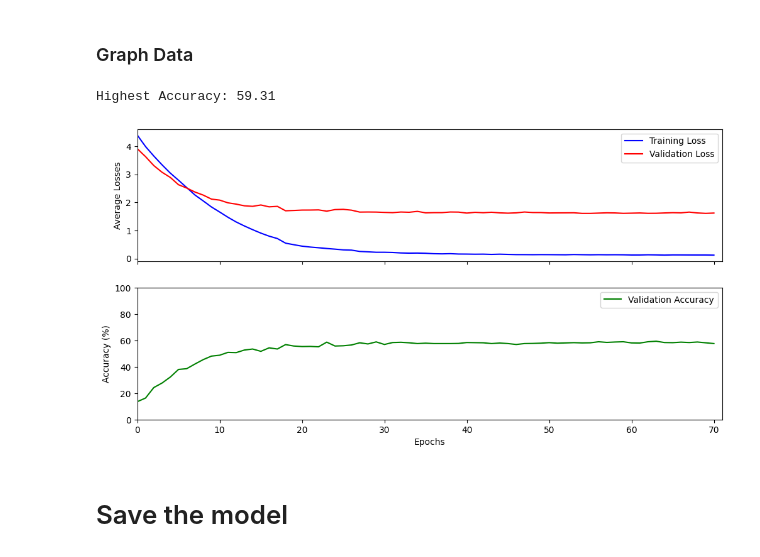
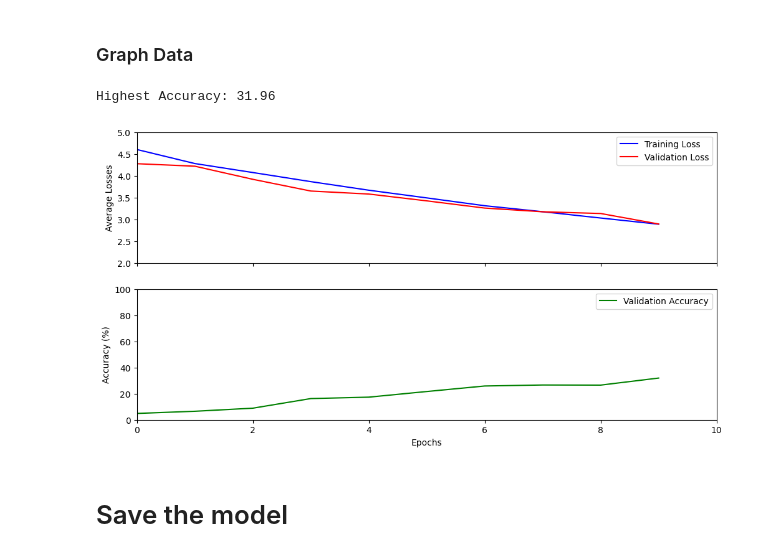
Before and after one commit to elijah-jones-2003/IMLO_Assessment, a Jupyter notebook: IMLO_Assessment.ipynb, the cells around one changed output. Saved outputs shown, nothing was run; the diff lists cells and outputs as text; code cells hidden in the pictures.

```diff
--- a/IMLO_Assessment.ipynb
+++ b/IMLO_Assessment.ipynb
@@ -20,17 +20,17 @@ import matplotlib.pyplot as plt
 ### Hyper Parameters
 # %%
 image_size = 227 #227 for alex
-batch_size = 4
-epochs = 100
-learning_rate = 1e-4
+batch_size = 8
+epochs = 10
+learning_rate = 4e-4
 
 sgd_momentum = 0.9
-sgd_weight_decay = 1e-4
+sgd_weight_decay = 1e-2
 sgd_dampening = 0
 
 adam_decay = 1e-3
 
-drop_out = 0.5
+drop_out = 0.6
 
 patience = 3
 factor = 0.5
@@ -68,7 +68,7 @@ validation_data = datasets.Flowers102(root="data", split="val", transform=test_t
 test_data = datasets.Flowers102(root="data", split="test", transform=test_transform, download=True)
 
 training_data = datasets.Flowers102(root="data", split="train", transform=test_transform, download=True)
-for i in range(9):
+for i in range(2):
     augmented = datasets.Flowers102(root="data", split="train", transform=train_transform)
     training_data = ConcatDataset([training_data, augmented])
 
@@ -280,7 +280,7 @@ class VGGstyleNetwork(nn.Module):
 # %%
 class AlexStyleNetwork(nn.Module):
     """
-    A class that represents a VGG11 neural network.
+    A class that represents a AlexNet Style neural network.
     ...
     Methods:
         forward (x): Takes the input x and computes the output from the network
@@ -451,18 +450,19 @@ Loss: 1.9135087915726936 | Accuracy: 54.756871035940804
 ### Graph Data
 # %%
 fig, (ax1, ax2) = plt.subplots(2, figsize=(12,6), sharex=True)
+ax1.axis([0, len(val_losses), 2, 5])
 ax1.plot(range(len(train_losses)), train_losses, color="blue", label="Training Loss")
 ax1.plot(range(len(val_losses)), val_losses, color="red", label="Validation Loss")
 ax1.set(ylabel='Average Losses')
 ax1.legend()
 ax2.axis([0, len(val_accuracies), 0, 100])
 ax2.plot(range(len(val_accuracies)), val_accuracies, color="green", label="Validation Accuracy")
 ax2.set(xlabel='Epochs', ylabel='Accuracy (%)')
 ax2.legend()
 print(f"Highest Accuracy: {(max(val_accuracies)):>0.2f}")
 # %% [output]
-Highest Accuracy: 59.31
+Highest Accuracy: 31.96
-[figure, old version]
+[figure, new version]
 # %% [markdown]
 # Save the model
 # %%
```
Also changed, not shown: parts of 4 cells of this notebook.
